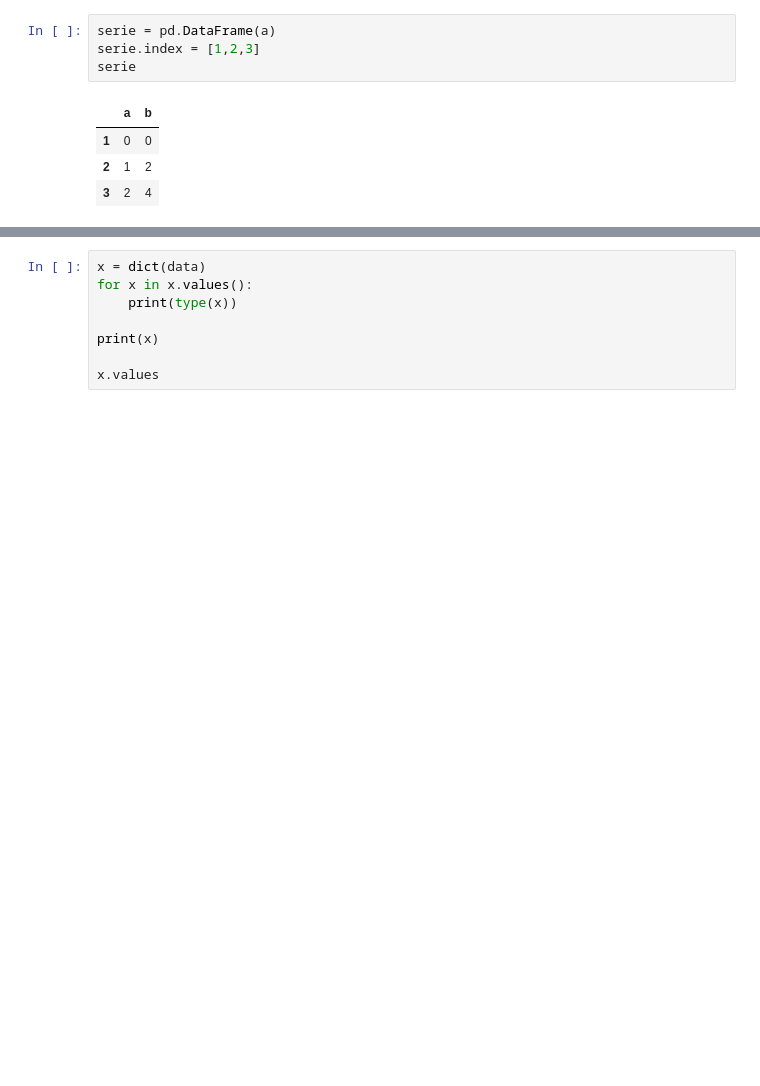
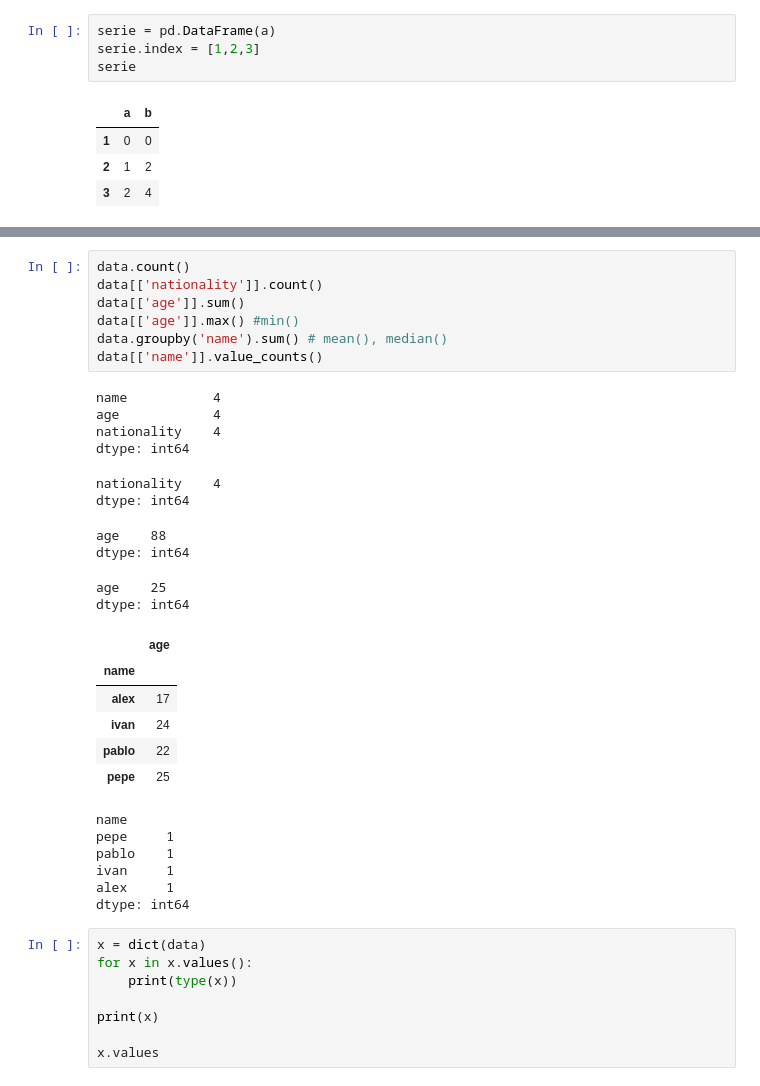
Before and after one commit to zhutianwei/Essential-ML, a Jupyter notebook: Data Science.ipynb, the cells around one changed output, grey strips where cells are left out. Cells and saved outputs as stored; diff of their text form; blank space fills up the shorter version.

```diff
--- a/Data Science.ipynb
+++ b/Data Science.ipynb
@@ -883,3 +922,33 @@ dtype: int64
+# %%
+data.count()
+data[['nationality']].count()
+data[['age']].sum()
+data[['age']].max() #min()
+data.groupby('name').sum() # mean(), median()
+data[['name']].value_counts()
+# %% [output]
+name           4
+age            4
+nationality    4
+dtype: int64
+nationality    4
+dtype: int64
+age    88
+dtype: int64
+age    25
+dtype: int64
+|  | age |
+| name |  |
+| alex | 17 |
+| ivan | 24 |
+| pablo | 22 |
+| pepe | 25 |
+name
+pepe     1
+pablo    1
+ivan     1
+alex     1
+dtype: int64
 # %%
 x = dict(data)
 for x in x.values():
```
Also changed, not shown: parts of 14 cells of this notebook, 3 other files.
